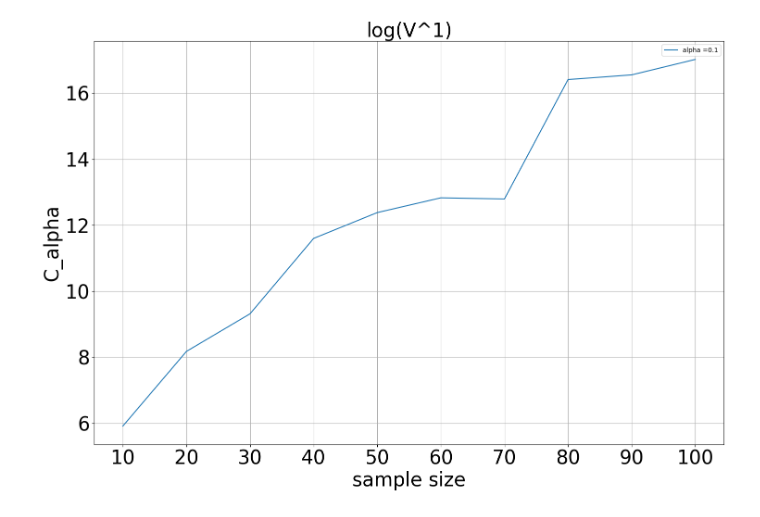
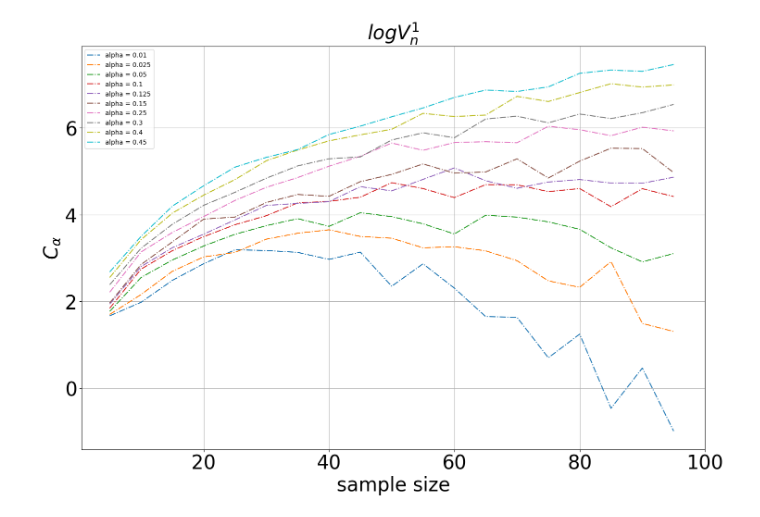
Before and after one commit to arina-chumachenko/Applied_Statistics_Project, a Jupyter notebook: stats_project.ipynb, the cells around one changed output. Cells and saved outputs as stored; diff of their text form; code cells hidden in the pictures.

Commit message:
add plots from article

```diff
--- a/stats_project.ipynb
+++ b/stats_project.ipynb
@@ -47,15 +47,9 @@ def V_1(X):
             product *= 1 / (X_2 - X_1)
 
 
-        V = (2 * np.pi * np.e * s**2)**(n / 2) * 2 * m / n * product
+        V = (2 * np.pi * np.e * s**2)**(n / 2) * (2 * m / n) ** n * product
 
         V_array = np.append(V_array, V)
 
 
     return V_array
-# %%
-alpha = 0.1
-n = 10 #sample size
-N = 100 #number of samples for monte carlo
-
-X = np.random.normal(0, 1, size=(N, n))
@@ -86,0 +90,6 @@ for n in tqdm(n_array):
+# %%
+N = 500 # number of samples for monte carlo
+n_array = np.arange(5, 100, 5, dtype=int) # sample size
+alphas = [0.01, 0.025, 0.05, 0.1, 0.125, 0.15, 0.25, 0.3, 0.4, 0.45]
+# %%
+C_arrays_v1 = [get_c_array(alpha, n_array, N) for alpha in alphas]
@@ -87,26 +98,28 @@ for n in tqdm(n_array):
 # %%
-f,ax1 = plt.subplots(1,figsize = (15,10))
+f, ax1 = plt.subplots(1,figsize = (15,10))
 
+# colors = ['black', 'blue'] * 5
+# colors[0] = 'red'
 
-
-plt.plot(np.linspace(10, 100, 10, dtype=int), C_array, label='alpha ='+str(alpha))
+for i, C_array in enumerate(C_arrays_v1):
+    plt.plot(n_array, C_array, label='alpha = '+str(alphas[i]), ls='dashdot')#, color=colors[i])
 
 
 ax1.grid(alpha = 1)
 ax1.xaxis.set_major_locator(MaxNLocator(integer=False))
 ax1.set_xlabel('sample size', fontsize = 30 )
-ax1.set_ylabel('C_alpha', fontsize = 30 )
+ax1.set_ylabel(r'$C_{\alpha}$', fontsize = 30 )
 
 
 ax1.legend(fontsize = 10)
 
-
+ax1.set_xticks(np.arange(20, 101, 20), np.arange(20, 101, 20))
 ax1.tick_params(axis='x', labelsize=30)
 ax1.tick_params(axis='y', labelsize=30)
 
 plt.tight_layout()
 
-plt.title('log(V^1)', fontsize = 30)
+plt.title('$logV_n^1$', fontsize = 30)
 plt.show()
 # %% [output]
-[figure, old version]
+[figure, new version]
```
Also changed, not shown: parts of 4 cells of this notebook.
